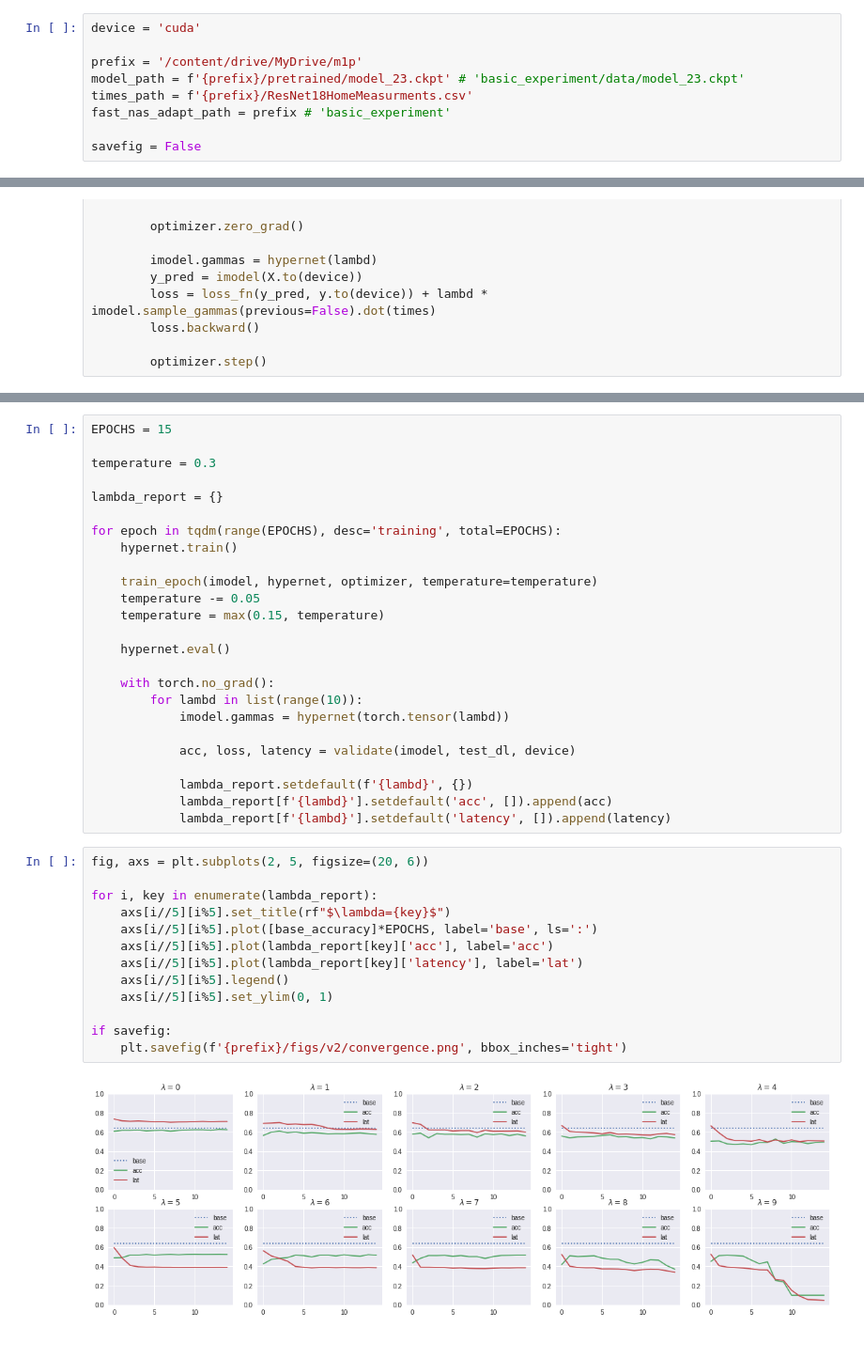
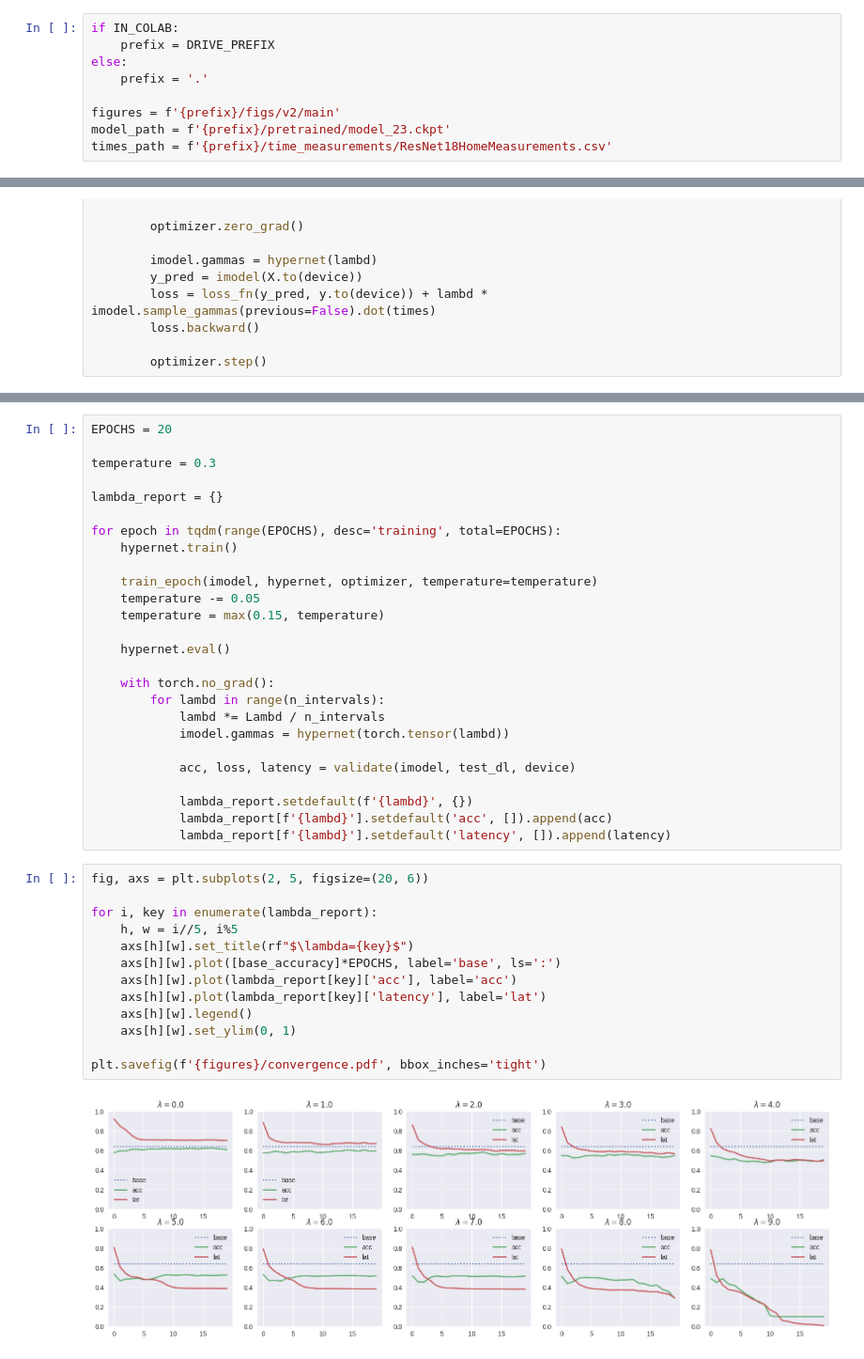
Before and after one commit to intsystems/2023-Problem-140, a Jupyter notebook: code/main_experiment.ipynb, the cells around one changed output, grey strips where cells are left out. Shown at 94% size. Cells and saved outputs as stored; diff of their text form.

Commit message:
Update main_experiment

```diff
--- a/code/main_experiment.ipynb
+++ b/code/main_experiment.ipynb
@@ -5,9 +21,9 @@
 # %%
-device = 'cuda'
+if IN_COLAB:
+    prefix = DRIVE_PREFIX
+else:
+    prefix = '.'
 
-prefix = '/content/drive/MyDrive/m1p'
-model_path = f'{prefix}/pretrained/model_23.ckpt' # 'basic_experiment/data/model_23.ckpt'
-times_path = f'{prefix}/ResNet18HomeMeasurments.csv'
-fast_nas_adapt_path = prefix # 'basic_experiment'
-
-savefig = False
+figures = f'{prefix}/figs/v2/main'
+model_path = f'{prefix}/pretrained/model_23.ckpt'
+times_path = f'{prefix}/time_measurements/ResNet18HomeMeasurements.csv'
@@ -242,7 +255,7 @@ hypernet.intervals.data = hypernet.intervals.data * 0 + init_gammas[None].data
 lambd = torch.tensor(0.0).to(device)
 assert torch.all(hypernet(lambd) == hypernet(lambd + 0.5))
 # %%
-EPOCHS = 15
+EPOCHS = 20
 
 temperature = 0.3
 
@@ -258,7 +271,8 @@ for epoch in tqdm(range(EPOCHS), desc='training', total=EPOCHS):
     hypernet.eval()
 
     with torch.no_grad():
-        for lambd in list(range(10)):
+        for lambd in range(n_intervals):
+            lambd *= Lambd / n_intervals
             imodel.gammas = hypernet(torch.tensor(lambd))
 
             acc, loss, latency = validate(imodel, test_dl, device)
@@ -269,16 +283,16 @@ for epoch in tqdm(range(EPOCHS), desc='training', total=EPOCHS):
 # %%
 fig, axs = plt.subplots(2, 5, figsize=(20, 6))
 
 for i, key in enumerate(lambda_report):
-    axs[i//5][i%5].set_title(rf"$\lambda={key}$")
-    axs[i//5][i%5].plot([base_accuracy]*EPOCHS, label='base', ls=':')
-    axs[i//5][i%5].plot(lambda_report[key]['acc'], label='acc')
-    axs[i//5][i%5].plot(lambda_report[key]['latency'], label='lat')
-    axs[i//5][i%5].legend()
-    axs[i//5][i%5].set_ylim(0, 1)
+    h, w = i//5, i%5
+    axs[h][w].set_title(rf"$\lambda={key}$")
+    axs[h][w].plot([base_accuracy]*EPOCHS, label='base', ls=':')
+    axs[h][w].plot(lambda_report[key]['acc'], label='acc')
+    axs[h][w].plot(lambda_report[key]['latency'], label='lat')
+    axs[h][w].legend()
+    axs[h][w].set_ylim(0, 1)
 
-if savefig:
-    plt.savefig(f'{prefix}/figs/v2/convergence.png', bbox_inches='tight')
+plt.savefig(f'{figures}/convergence.pdf', bbox_inches='tight')
 # %% [output]
-[figure, old version]
+[figure, new version]
 # %%
```
Also changed, not shown: parts of 13 cells of this notebook.
